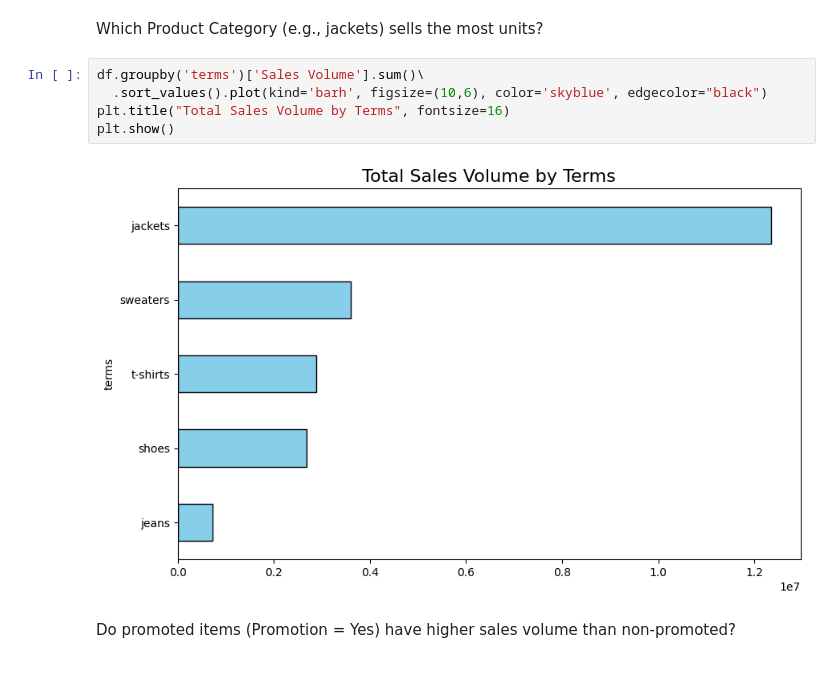
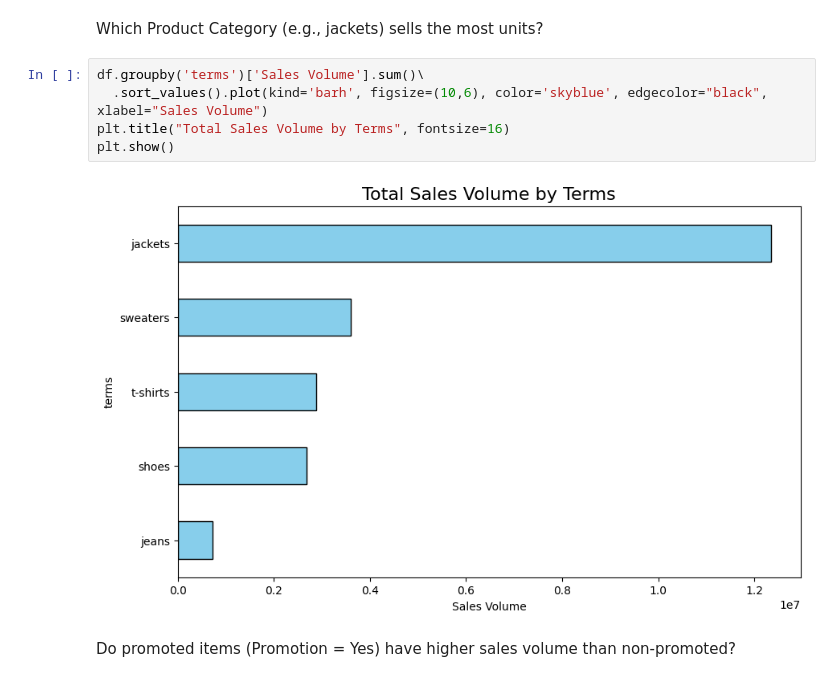
Before and after one commit to GreenBlueberryKate/bluberrybush, a Jupyter notebook: zara-sales-prediction-machine-learning-project.ipynb, the cells around one changed output. Drawn from its saved outputs; the diff is of its cells as text.

Commit message:
Kaggle Notebook | Zara Sales Prediction — Machine Learning Project | Zara Sales Prediction — Machine Learning Project

```diff
--- a/zara-sales-prediction-machine-learning-project.ipynb
+++ b/zara-sales-prediction-machine-learning-project.ipynb
@@ -239,11 +241,11 @@ df.groupby('section')['Sales Volume'].sum().plot(
 Which Product Category (e.g., jackets) sells the most units?
 # %%
 df.groupby('terms')['Sales Volume'].sum()\
-  .sort_values().plot(kind='barh', figsize=(10,6), color='skyblue', edgecolor="black")
+  .sort_values().plot(kind='barh', figsize=(10,6), color='skyblue', edgecolor="black", xlabel="Sales Volume")
 plt.title("Total Sales Volume by Terms", fontsize=16)
 plt.show()
 # %% [output]
-[figure, old version]
+[figure, new version]
 # %% [markdown]
 Do promoted items (Promotion = Yes) have higher sales volume than non-promoted?
 # %%
```
Also changed, not shown: parts of 5 cells of this notebook.
